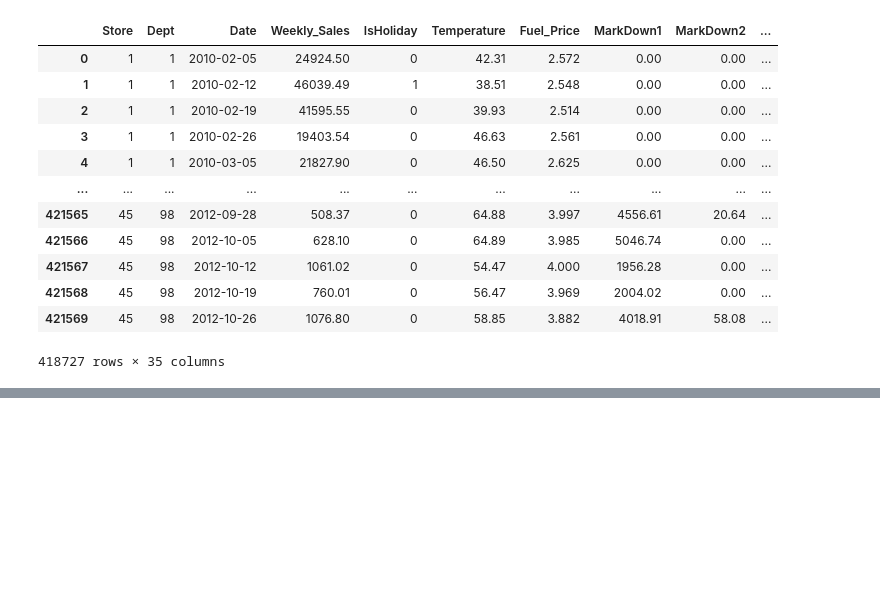
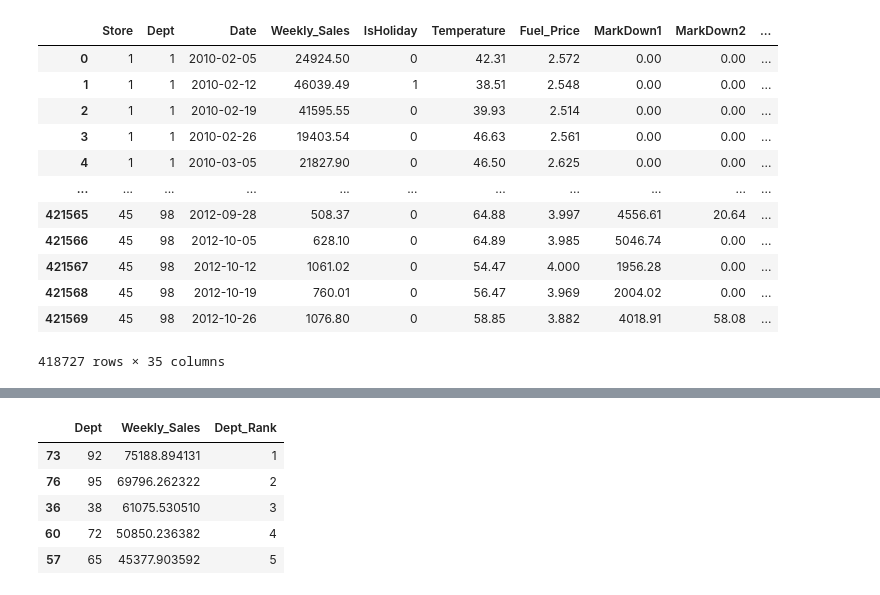
Before and after one commit to Imran1hp/Walmart_sales_prediction, a Jupyter notebook: Walmart_Sales_Prediction.ipynb, the cells around one changed output, grey strips where cells are left out. Saved outputs shown, nothing was run; the diff lists cells and outputs as text; code cells hidden in the pictures; blank space fills up the shorter version.

```diff
--- a/Walmart_Sales_Prediction.ipynb
+++ b/Walmart_Sales_Prediction.ipynb
@@ -549,0 +565,9 @@ store_rank_df = merged_df.groupby("Store")['Weekly_Sales']
+# %%
+dept_rank_df.head(5)
+# %% [output]
+|  | Dept | Weekly_Sales | Dept_Rank |
+| 73 | 92 | 75188.894131 | 1 |
+| 76 | 95 | 69796.262322 | 2 |
+| 36 | 38 | 61075.530510 | 3 |
+| 60 | 72 | 50850.236382 | 4 |
+| 57 | 65 | 45377.903592 | 5 |
```
Also changed, not shown: parts of 6 cells of this notebook.
